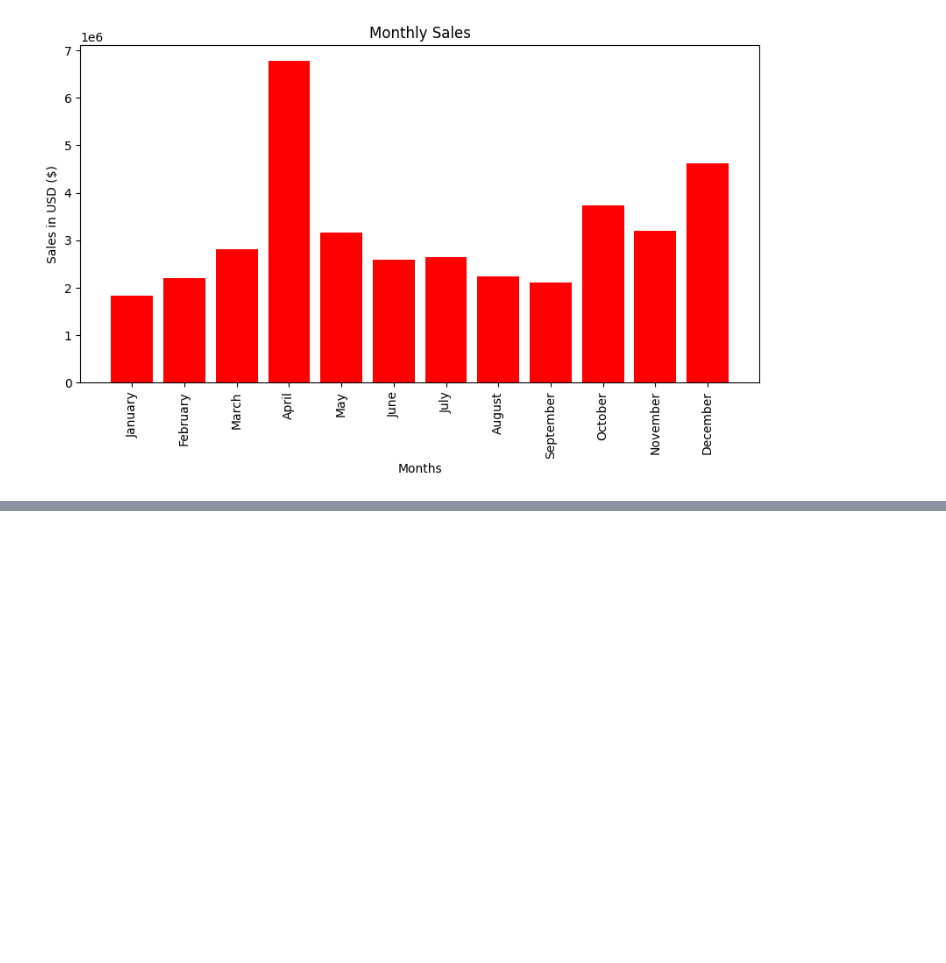
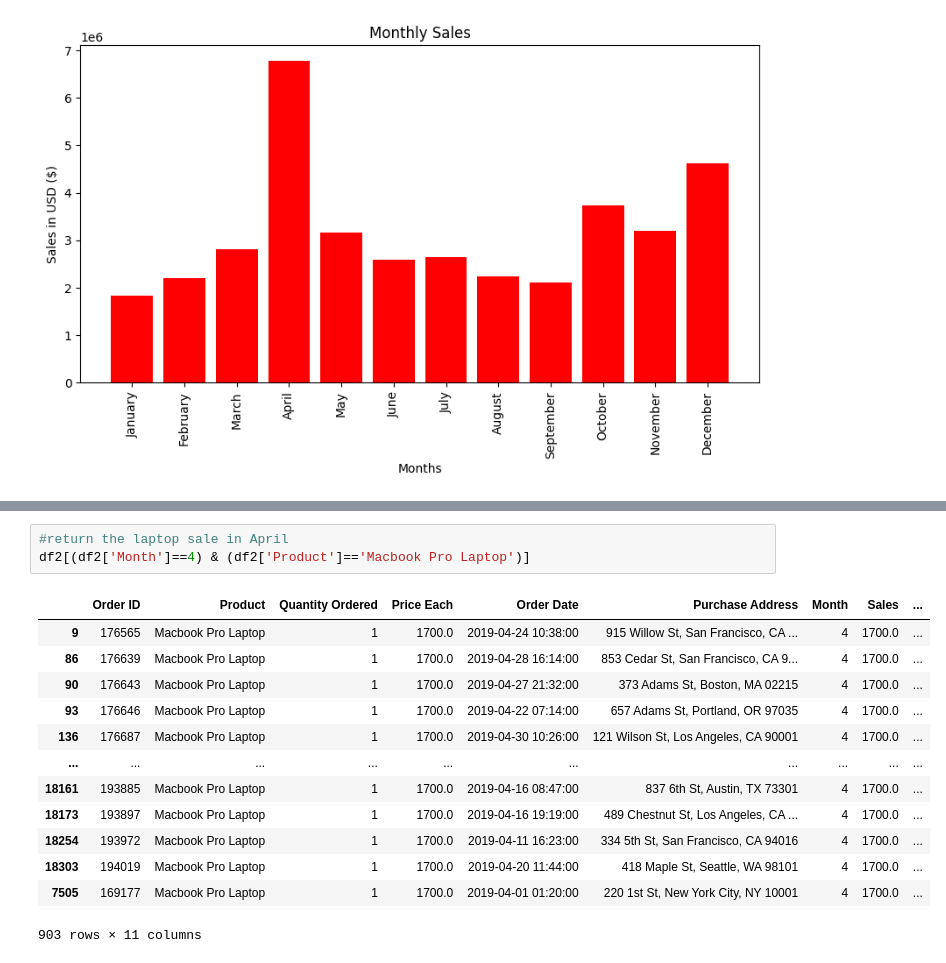
Before and after one commit to awais345/Exploratory_Data_Analysis_Sales, a Jupyter notebook: Exploratory_Data_Analysis_Sales.ipynb, the cells around one changed output, grey strips where cells are left out. Saved outputs shown, nothing was run; the diff lists cells and outputs as text; blank space fills up the shorter version.

```diff
--- a/Exploratory_Data_Analysis_Sales.ipynb
+++ b/Exploratory_Data_Analysis_Sales.ipynb
@@ -352,0 +539,17 @@ plt.show()
+# %%
+#return the laptop sale in April
+df2[(df2['Month']==4) & (df2['Product']=='Macbook Pro Laptop')]
+# %% [output]
+|  | Order ID | Product | Quantity Ordered | Price Each | Order Date | Purchase Address | Month | Sales | ... |
+| 9 | 176565 | Macbook Pro Laptop | 1 | 1700.0 | 2019-04-24 10:38:00 | 915 Willow St, San Francisco, CA ... | 4 | 1700.0 | ... |
+| 86 | 176639 | Macbook Pro Laptop | 1 | 1700.0 | 2019-04-28 16:14:00 | 853 Cedar St, San Francisco, CA 9... | 4 | 1700.0 | ... |
+| 90 | 176643 | Macbook Pro Laptop | 1 | 1700.0 | 2019-04-27 21:32:00 | 373 Adams St, Boston, MA 02215 | 4 | 1700.0 | ... |
+| 93 | 176646 | Macbook Pro Laptop | 1 | 1700.0 | 2019-04-22 07:14:00 | 657 Adams St, Portland, OR 97035 | 4 | 1700.0 | ... |
+| 136 | 176687 | Macbook Pro Laptop | 1 | 1700.0 | 2019-04-30 10:26:00 | 121 Wilson St, Los Angeles, CA 90001 | 4 | 1700.0 | ... |
+| ... | ... | ... | ... | ... | ... | ... | ... | ... | ... |
+| 18161 | 193885 | Macbook Pro Laptop | 1 | 1700.0 | 2019-04-16 08:47:00 | 837 6th St, Austin, TX 73301 | 4 | 1700.0 | ... |
+| 18173 | 193897 | Macbook Pro Laptop | 1 | 1700.0 | 2019-04-16 19:19:00 | 489 Chestnut St, Los Angeles, CA ... | 4 | 1700.0 | ... |
+| 18254 | 193972 | Macbook Pro Laptop | 1 | 1700.0 | 2019-04-11 16:23:00 | 334 5th St, San Francisco, CA 94016 | 4 | 1700.0 | ... |
+| 18303 | 194019 | Macbook Pro Laptop | 1 | 1700.0 | 2019-04-20 11:44:00 | 418 Maple St, Seattle, WA 98101 | 4 | 1700.0 | ... |
+| 7505 | 169177 | Macbook Pro Laptop | 1 | 1700.0 | 2019-04-01 01:20:00 | 220 1st St, New York City, NY 10001 | 4 | 1700.0 | ... |
+903 rows × 11 columns
```
Also changed, not shown: parts of 40 cells of this notebook.
